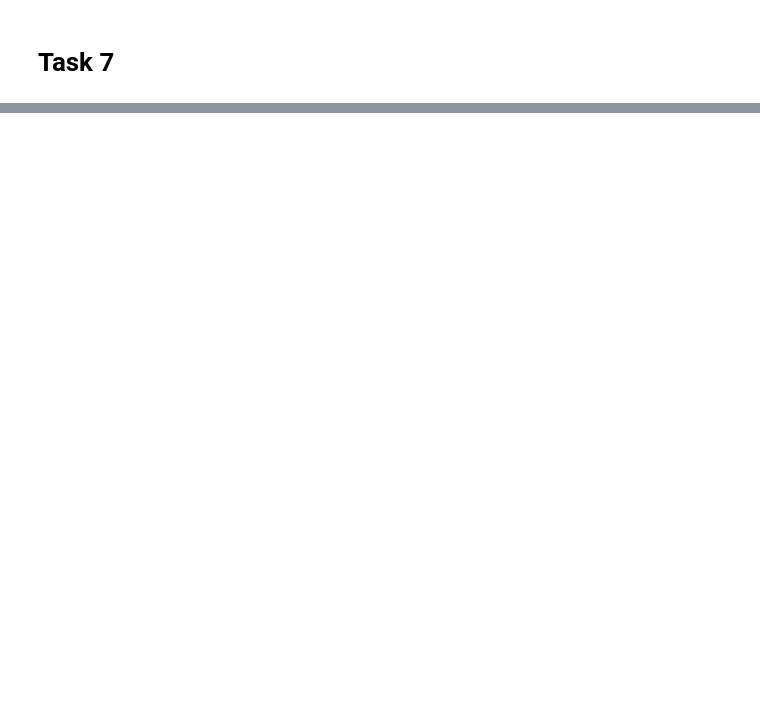
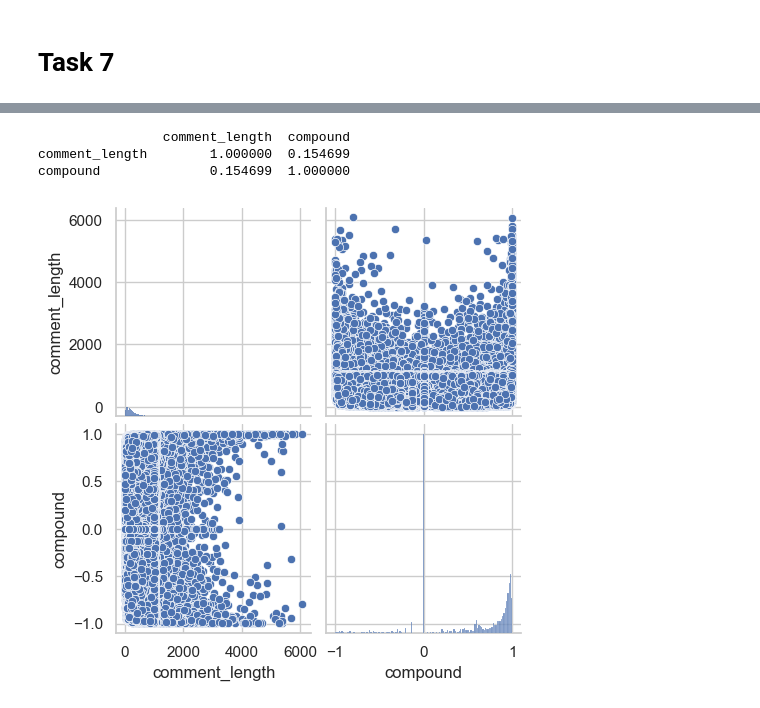
Before and after one commit to shashwathuday/NEU-ML, a Jupyter notebook: action/paris/tasks/tasks.ipynb, the cells around one changed output, grey strips where cells are left out. Cells and saved outputs as stored; diff of their text form; code cells hidden in the pictures; blank space fills up the shorter version.

```diff
--- a/action/paris/tasks/tasks.ipynb
+++ b/action/paris/tasks/tasks.ipynb
@@ -477,0 +543,23 @@ print(review_amsterdam_df[columns])
+# %%
+import pandas as pd
+import nltk
+import swifter
+from nltk.sentiment.vader import SentimentIntensityAnalyzer
+
+#nltk.download('vader_lexicon')
+
+# Initialize VADER sentiment analyzer
+sia = SentimentIntensityAnalyzer()
+
+# Function to calculate sentiment scores
+def get_sentiment(review):
+    return sia.polarity_scores(review)
+
+# Apply the function to the 'reviews' column
+reviews_paris_df['sentiment_scores'] = reviews_paris_df['comments'].astype(str).swifter.apply(get_sentiment)
+
+# Expand the sentiment scores into separate columns
+reviews_paris_df = reviews_paris_df.join(pd.json_normalize(reviews_paris_df['sentiment_scores']))
+
+# Display the DataFrame with the new sentiment columns
+print(reviews_paris_df)
@@ -477,0 +599,17 @@ print(review_amsterdam_df[columns])
+# %%
+review_features = ['comment_length','compound']
+
+review_corr_matrix_updated = reviews_paris_df[review_features].corr()
+
+# Print the correlation matrix
+print(review_corr_matrix_updated)
+
+sns.pairplot(reviews_paris_df[review_features])
+
+# Display the plots
+plt.show()
+# %% [output]
+                comment_length  compound
+comment_length        1.000000  0.154699
+compound              0.154699  1.000000
+[figure, added]
```
Also changed, not shown: parts of 10 cells of this notebook, 2 other files.
